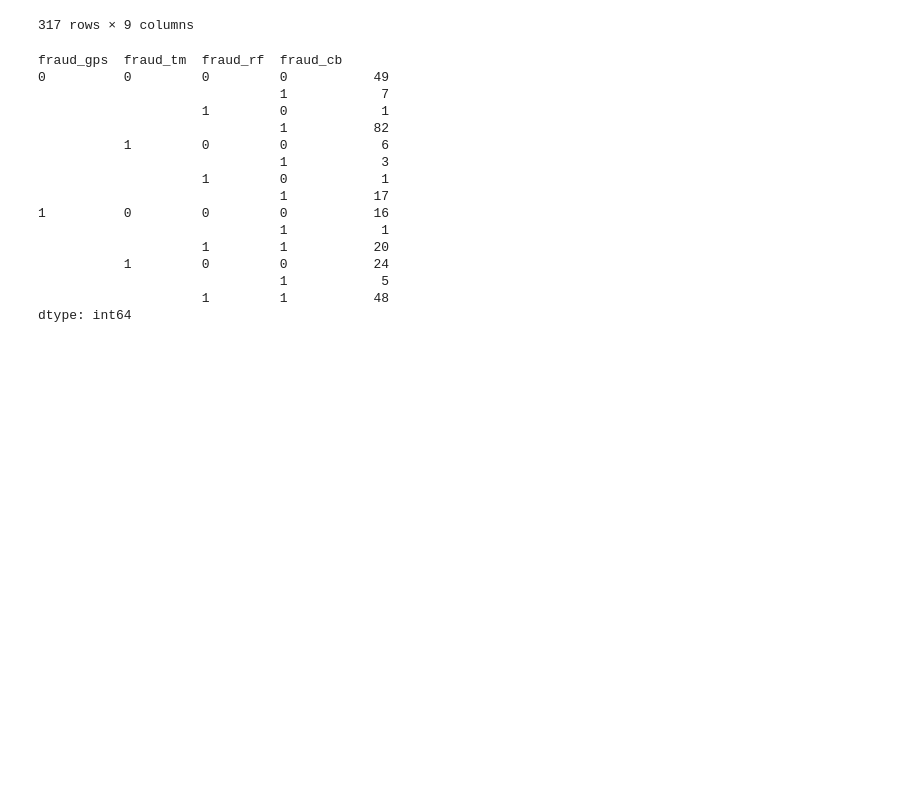
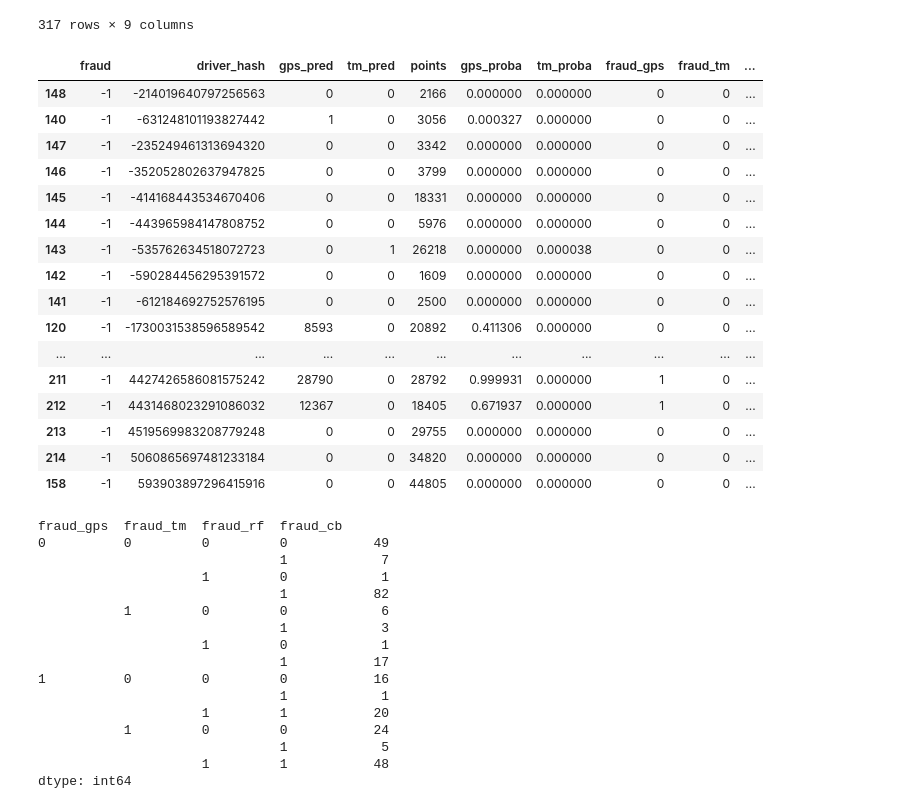
Before and after one commit to cherninkiy/made-2021_fraud_detection_project, a Jupyter notebook: notebooks/random_forest_on_gps_data.ipynb, the cells around one changed output. Drawn from its saved outputs; the diff is of its cells as text; code cells hidden in the pictures; blank space fills up the shorter version.

```diff
--- a/notebooks/random_forest_on_gps_data.ipynb
+++ b/notebooks/random_forest_on_gps_data.ipynb
@@ -328,6 +328,27 @@ df_pred
 | 315 | 1 | 2765355583032989810 | 19965 | 19964 | 19965 | 1.000000 | 0.999950 | 1 | 1 |
 | 316 | 1 | 8569741546477592565 | 19 | 24 | 24 | 0.791667 | 1.000000 | 1 | 1 |
 317 rows × 9 columns
+# %%
+df_pred["prod_proba"] = df_pred["gps_proba"] * df_pred["tm_proba"]
+df_pred.sort_values(by="prod_proba", ascending=False).tail(50)
+# %% [output]
+|  | fraud | driver_hash | gps_pred | tm_pred | points | gps_proba | tm_proba | fraud_gps | fraud_tm | ... |
+| 148 | -1 | -214019640797256563 | 0 | 0 | 2166 | 0.000000 | 0.000000 | 0 | 0 | ... |
+| 140 | -1 | -631248101193827442 | 1 | 0 | 3056 | 0.000327 | 0.000000 | 0 | 0 | ... |
+| 147 | -1 | -235249461313694320 | 0 | 0 | 3342 | 0.000000 | 0.000000 | 0 | 0 | ... |
+| 146 | -1 | -352052802637947825 | 0 | 0 | 3799 | 0.000000 | 0.000000 | 0 | 0 | ... |
+| 145 | -1 | -414168443534670406 | 0 | 0 | 18331 | 0.000000 | 0.000000 | 0 | 0 | ... |
+| 144 | -1 | -443965984147808752 | 0 | 0 | 5976 | 0.000000 | 0.000000 | 0 | 0 | ... |
+| 143 | -1 | -535762634518072723 | 0 | 1 | 26218 | 0.000000 | 0.000038 | 0 | 0 | ... |
+| 142 | -1 | -590284456295391572 | 0 | 0 | 1609 | 0.000000 | 0.000000 | 0 | 0 | ... |
+| 141 | -1 | -612184692752576195 | 0 | 0 | 2500 | 0.000000 | 0.000000 | 0 | 0 | ... |
+| 120 | -1 | -1730031538596589542 | 8593 | 0 | 20892 | 0.411306 | 0.000000 | 0 | 0 | ... |
+| ... | ... | ... | ... | ... | ... | ... | ... | ... | ... | ... |
+| 211 | -1 | 4427426586081575242 | 28790 | 0 | 28792 | 0.999931 | 0.000000 | 1 | 0 | ... |
+| 212 | -1 | 4431468023291086032 | 12367 | 0 | 18405 | 0.671937 | 0.000000 | 1 | 0 | ... |
+| 213 | -1 | 4519569983208779248 | 0 | 0 | 29755 | 0.000000 | 0.000000 | 0 | 0 | ... |
+| 214 | -1 | 5060865697481233184 | 0 | 0 | 34820 | 0.000000 | 0.000000 | 0 | 0 | ... |
+| 158 | -1 | 593903897296415916 | 0 | 0 | 44805 | 0.000000 | 0.000000 | 0 | 0 | ... |
 # %%
 df_rf = pd.read_csv(f"{DATA_PATH}/submission_rf.csv")
 df_rf.columns = ["driver_hash", "fraud_rf"]
```
Also changed, not shown: parts of 1 cell of this notebook.
